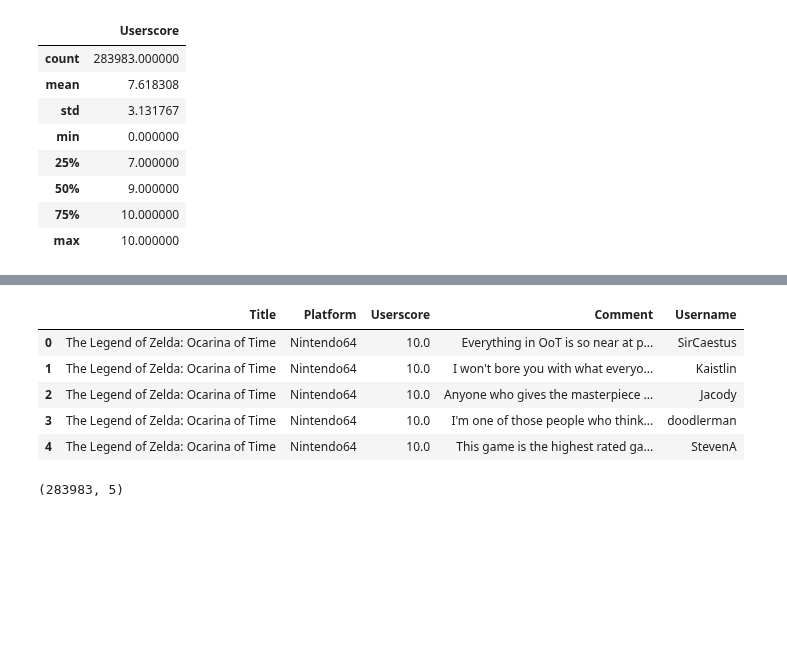
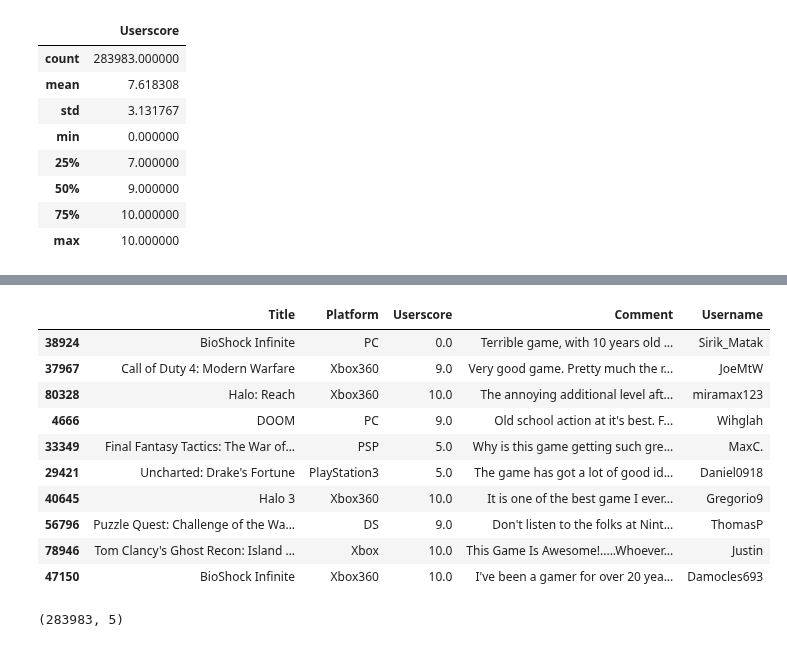
Before and after one commit to wd686/EBAC, a Jupyter notebook: dataProcessing/dataProcessing.ipynb, the cells around one changed output, grey strips where cells are left out. Saved outputs shown, nothing was run; the diff lists cells and outputs as text; code cells hidden in the pictures; blank space fills up the shorter version.

```diff
--- a/dataProcessing/dataProcessing.ipynb
+++ b/dataProcessing/dataProcessing.ipynb
@@ -143,12 +145,17 @@ hist(userComments, 'Userscore')
-# %%
-userComments.head()
-# %% [output]
-|  | Title | Platform | Userscore | Comment | Username |
-| 0 | The Legend of Zelda: Ocarina of Time | Nintendo64 | 10.0 | Everything in OoT is so near at p... | SirCaestus |
-| 1 | The Legend of Zelda: Ocarina of Time | Nintendo64 | 10.0 | I won't bore you with what everyo... | Kaistlin |
-| 2 | The Legend of Zelda: Ocarina of Time | Nintendo64 | 10.0 | Anyone who gives the masterpiece ... | Jacody |
-| 3 | The Legend of Zelda: Ocarina of Time | Nintendo64 | 10.0 | I'm one of those people who think... | doodlerman |
-| 4 | The Legend of Zelda: Ocarina of Time | Nintendo64 | 10.0 | This game is the highest rated ga... | StevenA |
+# %%
+userComments.sample(10)
+# %% [output]
+|  | Title | Platform | Userscore | Comment | Username |
+| 38924 | BioShock Infinite | PC | 0.0 | Terrible game, with 10 years old ... | Sirik_Matak |
+| 37967 | Call of Duty 4: Modern Warfare | Xbox360 | 9.0 | Very good game. Pretty much the r... | JoeMtW |
+| 80328 | Halo: Reach | Xbox360 | 10.0 | The annoying additional level aft... | miramax123 |
+| 4666 | DOOM | PC | 9.0 | Old school action at it's best. F... | Wihglah |
+| 33349 | Final Fantasy Tactics: The War of... | PSP | 5.0 | Why is this game getting such gre... | MaxC. |
+| 29421 | Uncharted: Drake's Fortune | PlayStation3 | 5.0 | The game has got a lot of good id... | Daniel0918 |
+| 40645 | Halo 3 | Xbox360 | 10.0 | It is one of the best game I ever... | Gregorio9 |
+| 56796 | Puzzle Quest: Challenge of the Wa... | DS | 9.0 | Don't listen to the folks at Nint... | ThomasP |
+| 78946 | Tom Clancy's Ghost Recon: Island ... | Xbox | 10.0 | This Game Is Awesome!.....Whoever... | Justin |
+| 47150 | BioShock Infinite | Xbox360 | 10.0 | I've been a gamer for over 20 yea... | Damocles693 |
 # %%
 userComments.shape
 # %% [output]
```
Also changed, not shown: parts of 14 cells of this notebook, 2 other files.
